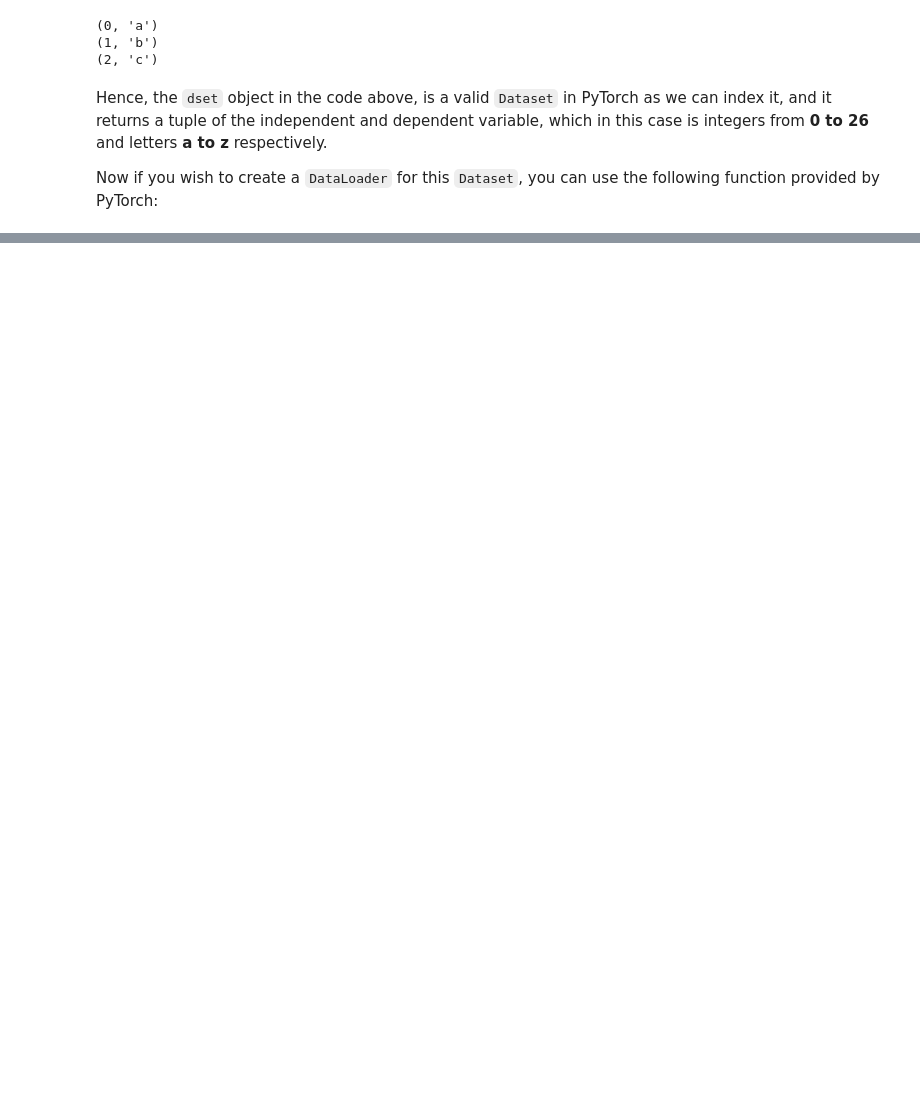
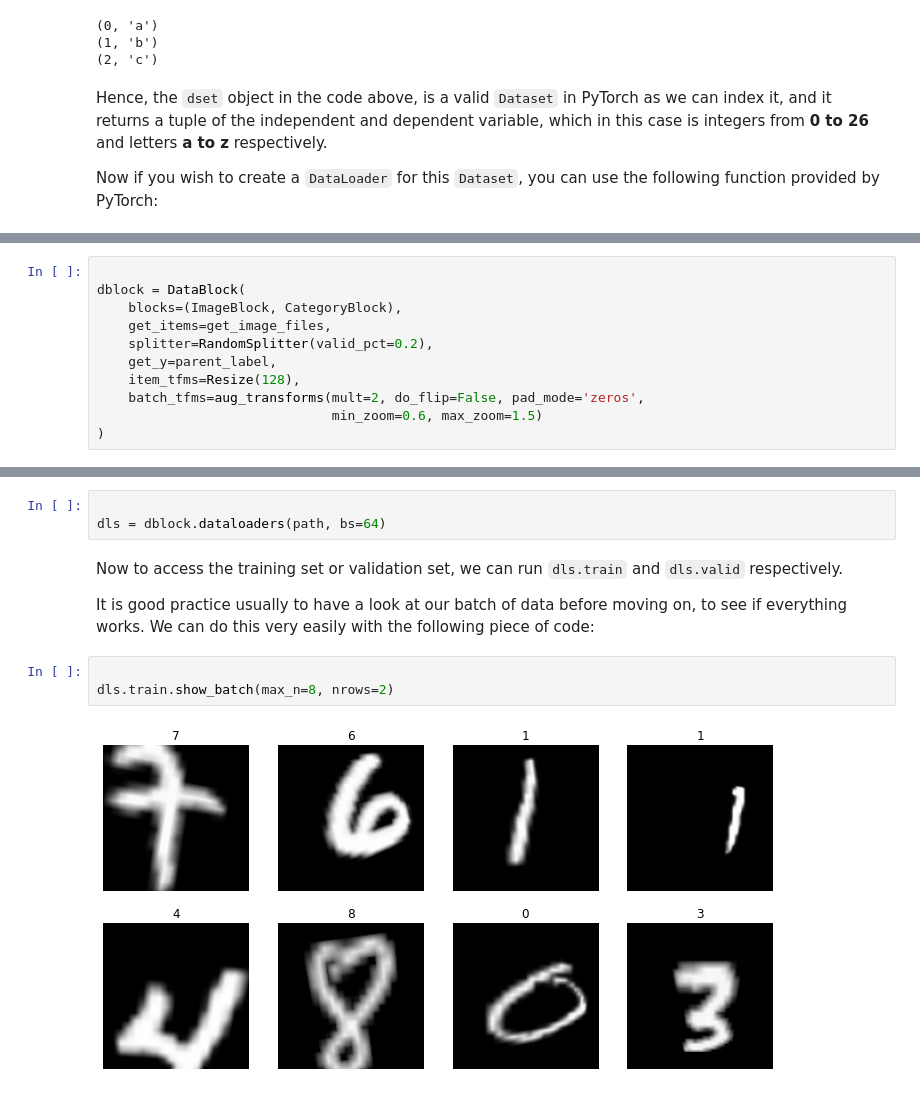
Before and after one commit to sayantank/datablog, a Jupyter notebook: _notebooks/2020-10-08-mnist-fastapi.ipynb, the cells around one changed output, grey strips where cells are left out. Cells and saved outputs as stored; diff of their text form; blank space fills up the shorter version.

Commit message:
mnist-fastapi creating dblock

```diff
--- a/_notebooks/2020-10-08-mnist-fastapi.ipynb
+++ b/_notebooks/2020-10-08-mnist-fastapi.ipynb
@@ -140,0 +161,11 @@ The parameters of the above function are pretty self-explanatory except maybe `d
+# %%
+
+dblock = DataBlock(
+    blocks=(ImageBlock, CategoryBlock),
+    get_items=get_image_files,
+    splitter=RandomSplitter(valid_pct=0.2),
+    get_y=parent_label,
+    item_tfms=Resize(128),
+    batch_tfms=aug_transforms(mult=2, do_flip=False, pad_mode='zeros',
+                              min_zoom=0.6, max_zoom=1.5)
+)
@@ -140,0 +187,12 @@ The parameters of the above function are pretty self-explanatory except maybe `d
+# %%
+
+dls = dblock.dataloaders(path, bs=64)
+# %% [markdown]
+Now to access the training set or validation set, we can run `dls.train` and `dls.valid` respectively.
+
+It is good practice usually to have a look at our batch of data before moving on, to see if everything works. We can do this very easily with the following piece of code:
+# %%
+
+dls.train.show_batch(max_n=8, nrows=2)
+# %% [output]
+[figure, added]
```
Also changed, not shown: parts of 13 cells of this notebook.
